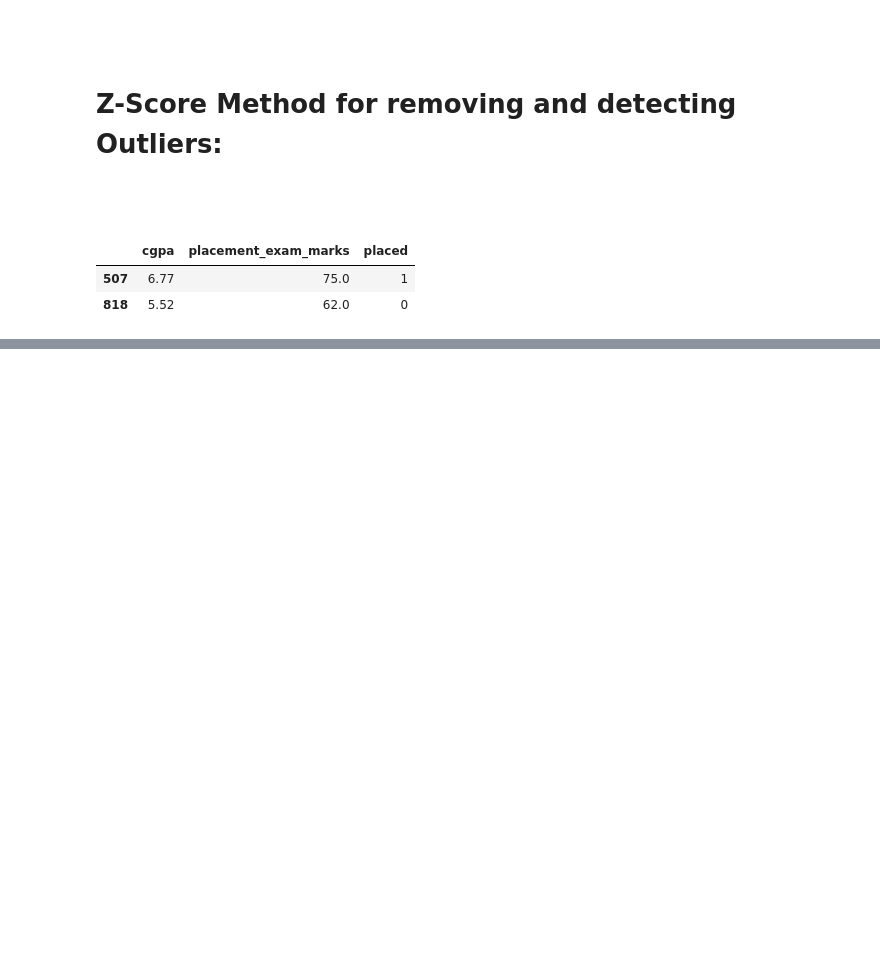
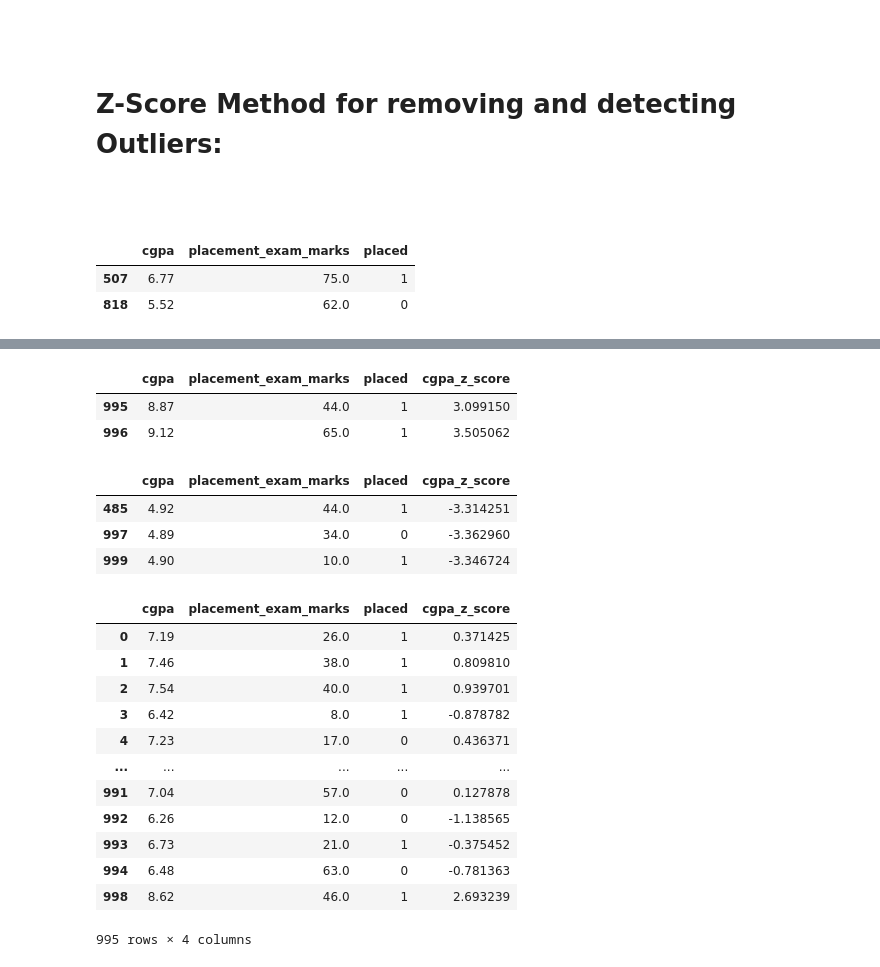
Before and after one commit to yasin-arafat-05/machine_learning, a Jupyter notebook: code/42_z_score_outliers_removal.ipynb, the cells around one changed output, grey strips where cells are left out. Drawn from its saved outputs; the diff is of its cells as text; code cells hidden in the pictures; blank space fills up the shorter version.

```diff
--- a/code/42_z_score_outliers_removal.ipynb
+++ b/code/42_z_score_outliers_removal.ipynb
@@ -38,0 +136,30 @@ ax[1].legend()
+# %%
+df[df['cgpa_z_score']>3]
+# %% [output]
+|  | cgpa | placement_exam_marks | placed | cgpa_z_score |
+| 995 | 8.87 | 44.0 | 1 | 3.099150 |
+| 996 | 9.12 | 65.0 | 1 | 3.505062 |
+# %%
+df[df['cgpa_z_score']<-3]
+# %% [output]
+|  | cgpa | placement_exam_marks | placed | cgpa_z_score |
+| 485 | 4.92 | 44.0 | 1 | -3.314251 |
+| 997 | 4.89 | 34.0 | 0 | -3.362960 |
+| 999 | 4.90 | 10.0 | 1 | -3.346724 |
+# %%
+new_df = df[(df['cgpa_z_score']>-3)&(df['cgpa_z_score']<3)]
+new_df # same output
+# %% [output]
+|  | cgpa | placement_exam_marks | placed | cgpa_z_score |
+| 0 | 7.19 | 26.0 | 1 | 0.371425 |
+| 1 | 7.46 | 38.0 | 1 | 0.809810 |
+| 2 | 7.54 | 40.0 | 1 | 0.939701 |
+| 3 | 6.42 | 8.0 | 1 | -0.878782 |
+| 4 | 7.23 | 17.0 | 0 | 0.436371 |
+| ... | ... | ... | ... | ... |
+| 991 | 7.04 | 57.0 | 0 | 0.127878 |
+| 992 | 6.26 | 12.0 | 0 | -1.138565 |
+| 993 | 6.73 | 21.0 | 1 | -0.375452 |
+| 994 | 6.48 | 63.0 | 0 | -0.781363 |
+| 998 | 8.62 | 46.0 | 1 | 2.693239 |
+995 rows × 4 columns
```
Also changed, not shown: parts of 16 cells of this notebook, 7 other files.
